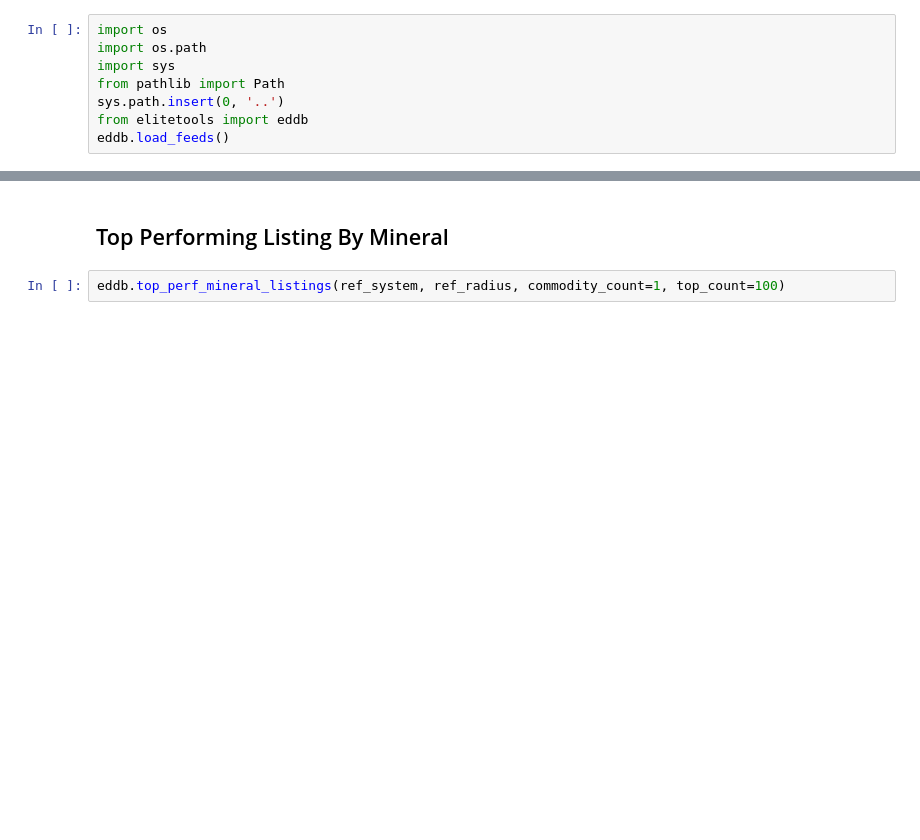
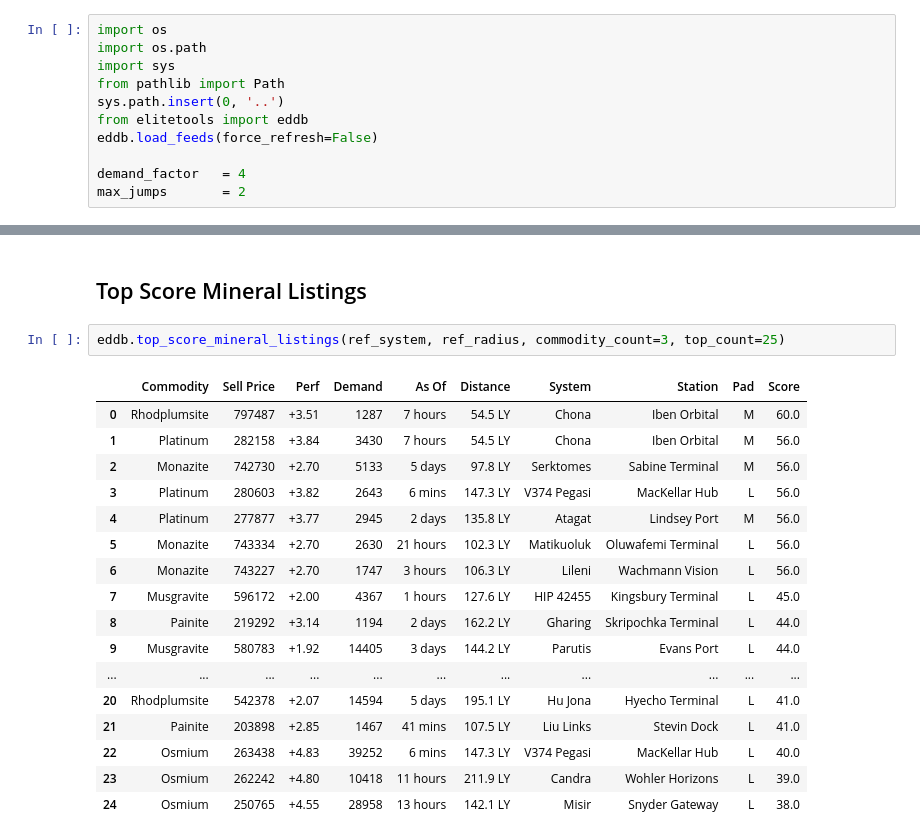
Before and after one commit to kominetz/elite-tools, a Jupyter notebook: notebooks/Daily Mining Report.ipynb, the cells around one changed output, grey strips where cells are left out. Drawn from its saved outputs; the diff is of its cells as text; blank space fills up the shorter version.

Commit message:
as_of and pad filtering supported. reports redesigned by role. adjustments to mineral categories

```diff
--- a/notebooks/Daily Mining Report.ipynb
+++ b/notebooks/Daily Mining Report.ipynb
@@ -5,4 +5,7 @@ import sys
 from pathlib import Path
 sys.path.insert(0, '..')
 from elitetools import eddb
-eddb.load_feeds()
+eddb.load_feeds(force_refresh=False)
+
+demand_factor   = 4
+max_jumps       = 2
@@ -25,4 +35,22 @@ laser_min_demand     = 4 * laser_cargo_capacity
 # %% [markdown]
-## Top Performing Listing By Mineral ##
+## Top Score Mineral Listings ##
 # %%
-eddb.top_perf_mineral_listings(ref_system, ref_radius, commodity_count=1, top_count=100)
+eddb.top_score_mineral_listings(ref_system, ref_radius, commodity_count=3, top_count=25)
+# %% [output]
+|  | Commodity | Sell Price | Perf | Demand | As Of | Distance | System | Station | Pad | Score |
+| 0 | Rhodplumsite | 797487 | +3.51 | 1287 | 7 hours | 54.5 LY | Chona | Iben Orbital | M | 60.0 |
+| 1 | Platinum | 282158 | +3.84 | 3430 | 7 hours | 54.5 LY | Chona | Iben Orbital | M | 56.0 |
+| 2 | Monazite | 742730 | +2.70 | 5133 | 5 days | 97.8 LY | Serktomes | Sabine Terminal | M | 56.0 |
+| 3 | Platinum | 280603 | +3.82 | 2643 | 6 mins | 147.3 LY | V374 Pegasi | MacKellar Hub | L | 56.0 |
+| 4 | Platinum | 277877 | +3.77 | 2945 | 2 days | 135.8 LY | Atagat | Lindsey Port | M | 56.0 |
+| 5 | Monazite | 743334 | +2.70 | 2630 | 21 hours | 102.3 LY | Matikuoluk | Oluwafemi Terminal | L | 56.0 |
+| 6 | Monazite | 743227 | +2.70 | 1747 | 3 hours | 106.3 LY | Lileni | Wachmann Vision | L | 56.0 |
+| 7 | Musgravite | 596172 | +2.00 | 4367 | 1 hours | 127.6 LY | HIP 42455 | Kingsbury Terminal | L | 45.0 |
+| 8 | Painite | 219292 | +3.14 | 1194 | 2 days | 162.2 LY | Gharing | Skripochka Terminal | L | 44.0 |
+| 9 | Musgravite | 580783 | +1.92 | 14405 | 3 days | 144.2 LY | Parutis | Evans Port | L | 44.0 |
+| ... | ... | ... | ... | ... | ... | ... | ... | ... | ... | ... |
+| 20 | Rhodplumsite | 542378 | +2.07 | 14594 | 5 days | 195.1 LY | Hu Jona | Hyecho Terminal | L | 41.0 |
+| 21 | Painite | 203898 | +2.85 | 1467 | 41 mins | 107.5 LY | Liu Links | Stevin Dock | L | 41.0 |
+| 22 | Osmium | 263438 | +4.83 | 39252 | 6 mins | 147.3 LY | V374 Pegasi | MacKellar Hub | L | 40.0 |
+| 23 | Osmium | 262242 | +4.80 | 10418 | 11 hours | 211.9 LY | Candra | Wohler Horizons | L | 39.0 |
+| 24 | Osmium | 250765 | +4.55 | 28958 | 13 hours | 142.1 LY | Misir | Snyder Gateway | L | 38.0 |
```
Also changed, not shown: parts of 18 cells of this notebook, 3 other files.
